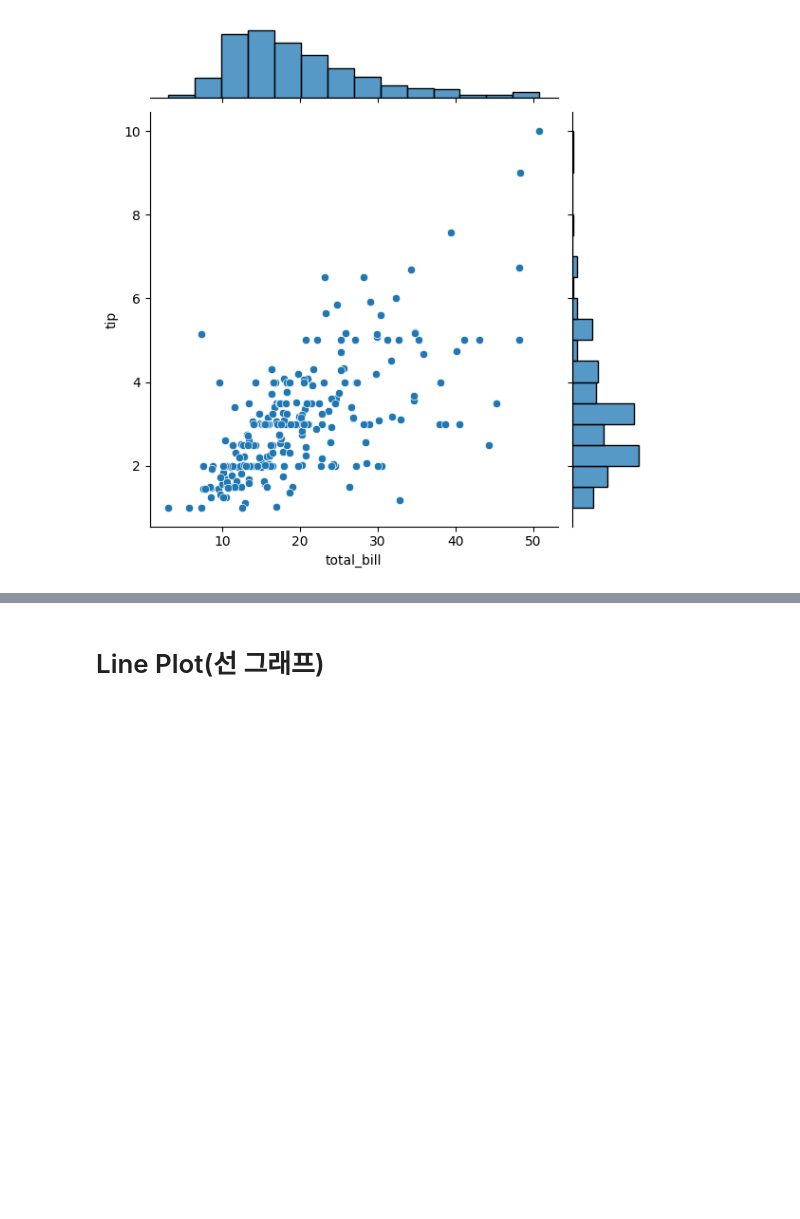
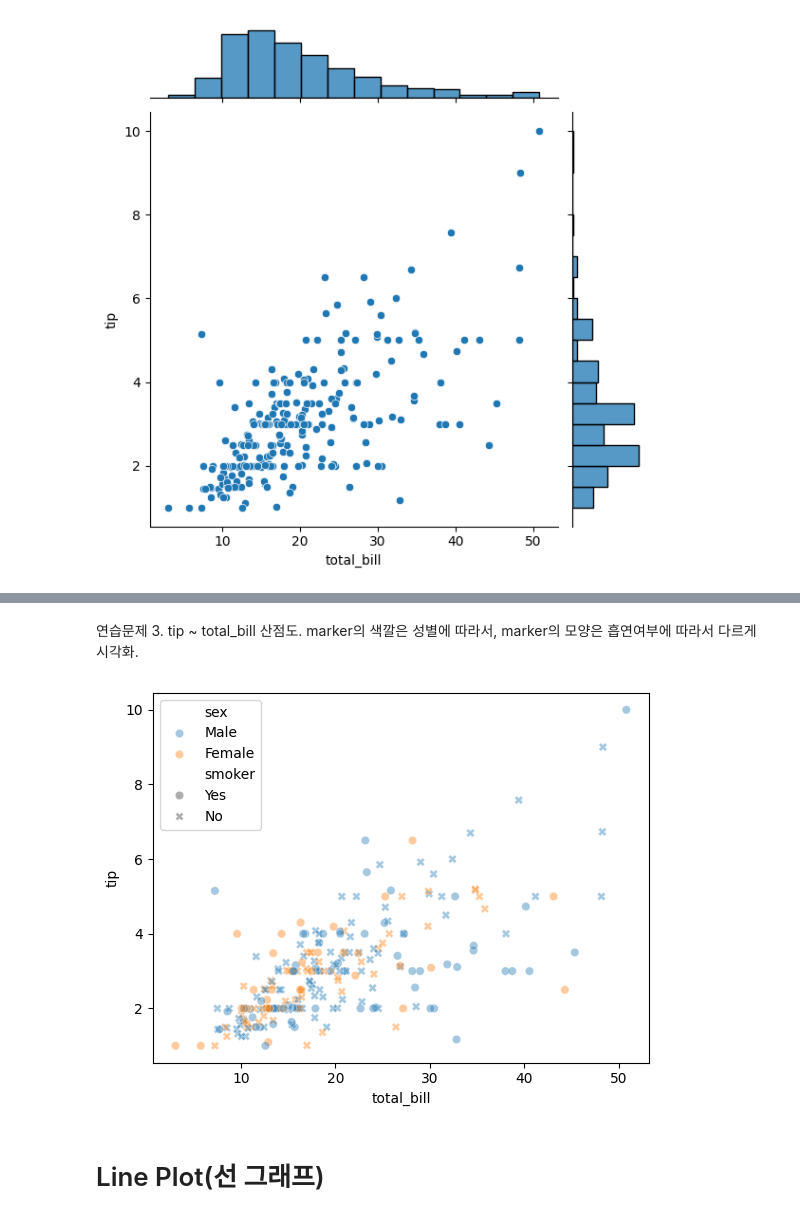
Before and after one commit to JakeOh/202504_itwill_oracle88, a Jupyter notebook: python21.ipynb, the cells around one changed output, grey strips where cells are left out. Cells and saved outputs as stored; diff of their text form; code cells hidden in the pictures; blank space fills up the shorter version.

```diff
--- a/python21.ipynb
+++ b/python21.ipynb
@@ -365,2 +379,9 @@ plt.show()
+# %% [markdown]
+연습문제 3. tip ~ total_bill 산점도. marker의 색깔은 성별에 따라서, marker의 모양은 흡연여부에 따라서 다르게 시각화.
+# %%
+sns.scatterplot(data=tips, x='total_bill', y='tip', hue='sex', style='smoker', alpha=0.4)
+plt.show()
+# %% [output]
+[figure, added]
 # %% [markdown]
 # Line Plot(선 그래프)
```
Also changed, not shown: parts of 12 cells of this notebook.
